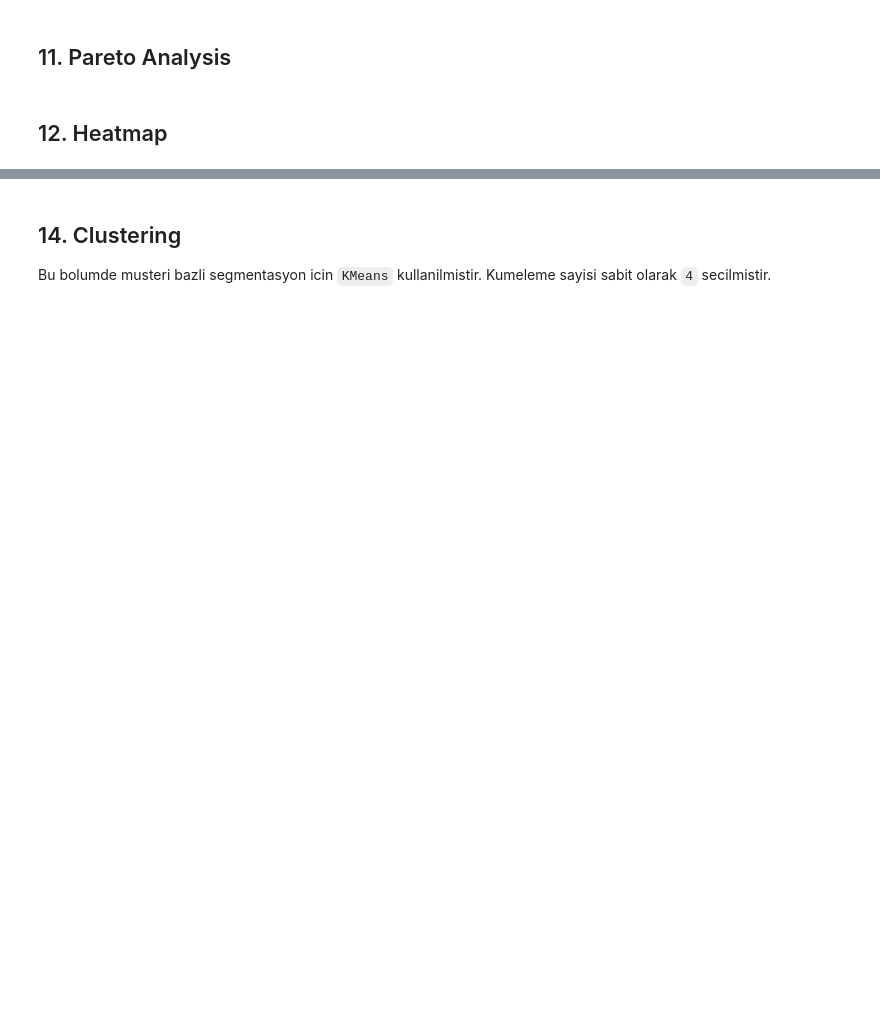
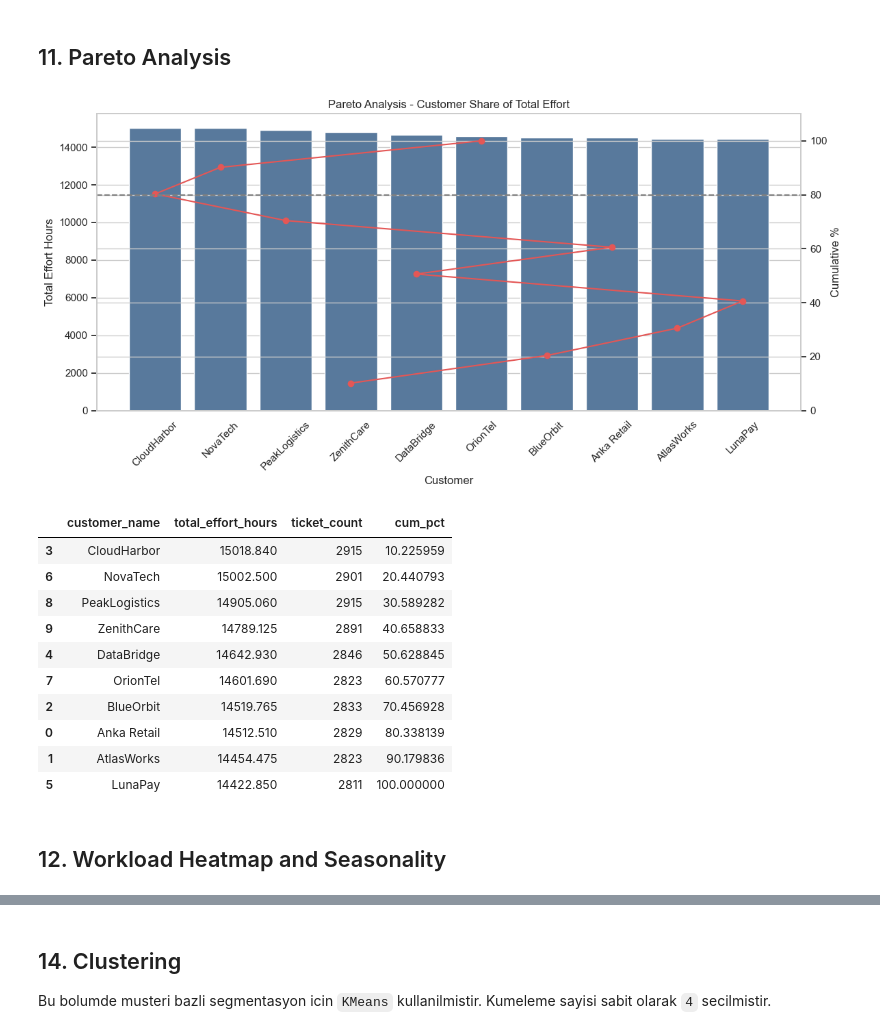
Before and after one commit to kadiraktech/EffortScope, a Jupyter notebook: EffortScope.ipynb, the cells around one changed output, grey strips where cells are left out. Saved outputs shown, nothing was run; the diff lists cells and outputs as text; code cells hidden in the pictures; blank space fills up the shorter version.

```diff
--- a/EffortScope.ipynb
+++ b/EffortScope.ipynb
@@ -288,6 +337,7 @@ company_names = [
     "NovaTech", "BlueOrbit", "Anka Retail", "DataBridge", "OrionTel",
     "LunaPay", "PeakLogistics", "CloudHarbor", "ZenithCare", "AtlasWorks"
 ]
+month_labels = ["Jan", "Feb", "Mar", "Apr", "May", "Jun", "Jul", "Aug", "Sep", "Oct", "Nov", "Dec"]
 
 description_text = df[description_col].fillna("support ticket").astype(str)
 df["description_length"] = description_text.str.len()
@@ -301,11 +351,24 @@ df["complexity_score"] = (
 ).round(3)
 
 if "created_at_clean" in df.columns:
-    df["created_day_of_week"] = df["created_at_clean"].dt.day_name()
+    created_at = pd.to_datetime(df["created_at_clean"], errors="coerce")
+    if created_at.isna().all():
+        created_at = pd.to_datetime("2025-01-01") + pd.to_timedelta(rng.integers(0, 365, len(df)), unit="D")
 else:
-    simulated_dates = pd.to_datetime("2025-01-01") + pd.to_timedelta(rng.integers(0, 365, len(df)), unit="D")
-    df["created_at_clean"] = simulated_dates
-    df["created_day_of_week"] = simulated_dates.day_name()
+    created_at = pd.to_datetime("2025-01-01") + pd.to_timedelta(rng.integers(0, 365, len(df)), unit="D")
+
+created_at = pd.Series(created_at, index=df.index)
+created_at = created_at + pd.to_timedelta(rng.integers(0, 24, len(df)), unit="h")
+df["created_at_clean"] = created_at
+df["created_day_of_week"] = created_at.dt.day_name()
+df["created_hour"] = created_at.dt.hour.astype(int)
+df["created_month"] = created_at.dt.month.astype(int)
+df["created_month_name"] = pd.Categorical(
+    created_at.dt.month.map(lambda value: month_labels[value - 1]),
+    categories=month_labels,
+    ordered=True
+)
+df["month_period"] = created_at.dt.to_period("M").astype(str)
 
 df["is_weekend"] = df["created_day_of_week"].isin(["Saturday", "Sunday"]).astype(int)
 df["customer_name"] = rng.choice(company_names, size=len(df))
@@ -330,4 +393,4 @@ def iqr_cap(series: pd.Series) -> pd.Series:
 for col in numeric_for_capping:
     df[col] = iqr_cap(df[col])
 
-display(df[[description_col, priority_col, "description_length", "word_count", "complexity_score", "effort_hours", "resolution_time"]].head())
+display(df[[description_col, priority_col, "created_day_of_week", "created_hour", "created_month_name", "description_length", "word_count", "complexity_score", "effort_hours", "resolution_time"]].head())
@@ -389,26 +497,41 @@ plt.show()
 # %% [markdown]
 ## 11. Pareto Analysis
 # %%
-pareto_col = product_col if product_col is not None else priority_col
-pareto_df = df[pareto_col].fillna("unknown").astype(str).value_counts().reset_index()
-pareto_df.columns = [pareto_col, "ticket_count"]
-pareto_df["cum_pct"] = pareto_df["ticket_count"].cumsum() / pareto_df["ticket_count"].sum() * 100
+pareto_df = (
+    df.groupby("customer_name", as_index=False)
+    .agg(total_effort_hours=("effort_hours", "sum"), ticket_count=("customer_name", "size"))
+    .sort_values("total_effort_hours", ascending=False)
+)
+pareto_df["cum_pct"] = pareto_df["total_effort_hours"].cumsum() / pareto_df["total_effort_hours"].sum() * 100
 
 fig, ax1 = plt.subplots(figsize=(12, 6))
-sns.barplot(data=pareto_df, x=pareto_col, y="ticket_count", ax=ax1, color="#4c78a8")
-ax1.set_title(f"Pareto Analysis - {pareto_col}")
-ax1.set_xlabel(pareto_col)
-ax1.set_ylabel("Ticket Count")
+sns.barplot(data=pareto_df, x="customer_name", y="total_effort_hours", ax=ax1, color="#4c78a8")
+ax1.set_title("Pareto Analysis - Customer Share of Total Effort")
+ax1.set_xlabel("Customer")
+ax1.set_ylabel("Total Effort Hours")
 ax1.tick_params(axis="x", rotation=45)
 
 ax2 = ax1.twinx()
 ax2.plot(pareto_df.index, pareto_df["cum_pct"], color="#e45756", marker="o")
 ax2.axhline(80, color="gray", linestyle="--")
 ax2.set_ylabel("Cumulative %")
 ax2.set_ylim(0, 110)
 plt.tight_layout()
 plt.show()
 
 display(pareto_df.head(10))
+# %% [output]
+[figure, added]
+|  | customer_name | total_effort_hours | ticket_count | cum_pct |
+| 3 | CloudHarbor | 15018.840 | 2915 | 10.225959 |
+| 6 | NovaTech | 15002.500 | 2901 | 20.440793 |
+| 8 | PeakLogistics | 14905.060 | 2915 | 30.589282 |
+| 9 | ZenithCare | 14789.125 | 2891 | 40.658833 |
+| 4 | DataBridge | 14642.930 | 2846 | 50.628845 |
+| 7 | OrionTel | 14601.690 | 2823 | 60.570777 |
+| 2 | BlueOrbit | 14519.765 | 2833 | 70.456928 |
+| 0 | Anka Retail | 14512.510 | 2829 | 80.338139 |
+| 1 | AtlasWorks | 14454.475 | 2823 | 90.179836 |
+| 5 | LunaPay | 14422.850 | 2811 | 100.000000 |
 # %% [markdown]
-## 12. Heatmap
+## 12. Workload Heatmap and Seasonality
```
Also changed, not shown: parts of 21 cells of this notebook, 4 other files.
